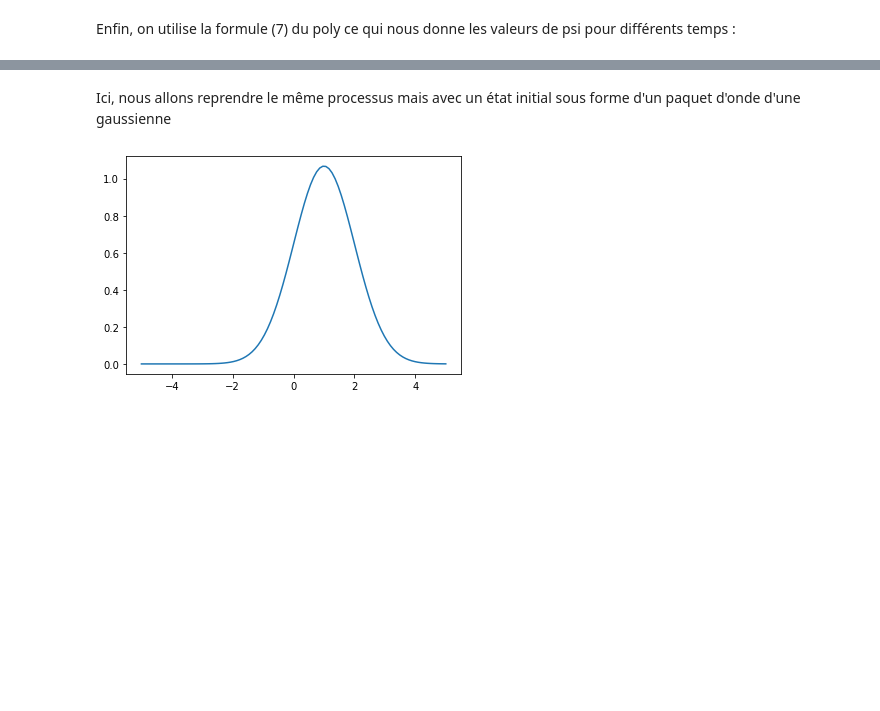
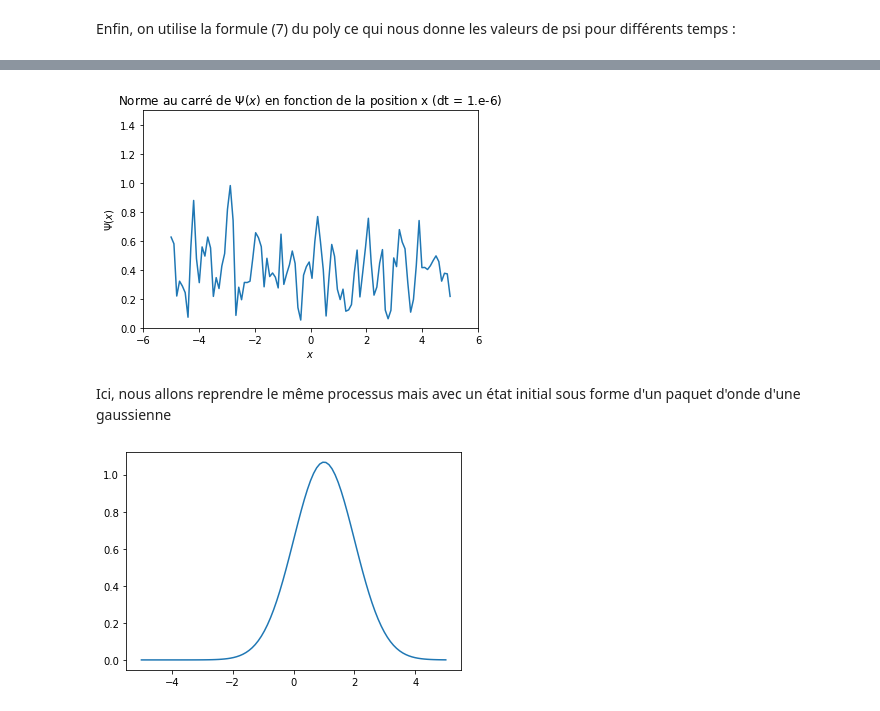
Before and after one commit to lucasboistay/shrodinger_simulation, a Jupyter notebook: evo_temp.ipynb, the cells around one changed output, grey strips where cells are left out. Saved outputs shown, nothing was run; the diff lists cells and outputs as text; code cells hidden in the pictures; blank space fills up the shorter version.

```diff
--- a/evo_temp.ipynb
+++ b/evo_temp.ipynb
@@ -150,0 +151,29 @@ get_graph(psi,"euler_etat_statio0",10)
+# %%
+# ------------ ANIMATION -------------- #
+
+import matplotlib.animation as animation
+from matplotlib.animation import PillowWriter
+
+def animatefig(psi):
+    metadata = dict(title='test', artist='lucas')
+    writer = PillowWriter(fps=1000, metadata=metadata)
+
+    fig = plt.figure()
+    plt.xlim(-L-1, L+1)
+    plt.ylim(0, 1.5)
+
+    plt.xlabel('$x$')
+    plt.ylabel('$\Psi(x)$')
+    plt.title('Norme au carré de $\Psi(x)$ en fonction de la position x (dt = %s)' %(dt_approx))
+
+    l, = plt.plot(x,abs(psi[0])**2)
+
+
+
+    with writer.saving(fig, "docs/tempo/anim.gif", 200):
+        for y in psi[0:M:int(M/100)]:
+            l.set_ydata(abs(y))
+            writer.grab_frame()
+    plt.show()
+
+# ------------ FIN ANIMATION -------------- #
@@ -151,3 +186,7 @@ get_graph(psi,"euler_etat_statio0",10)
+# %%
+animatefig(psi)
+# %% [output]
+[figure, added]
 # %% [markdown]
 Ici, nous allons reprendre le même processus mais avec un état initial sous forme d'un paquet d'onde d'une gaussienne
 # %%
```
Also changed, not shown: parts of 11 cells of this notebook, 20 other files.
